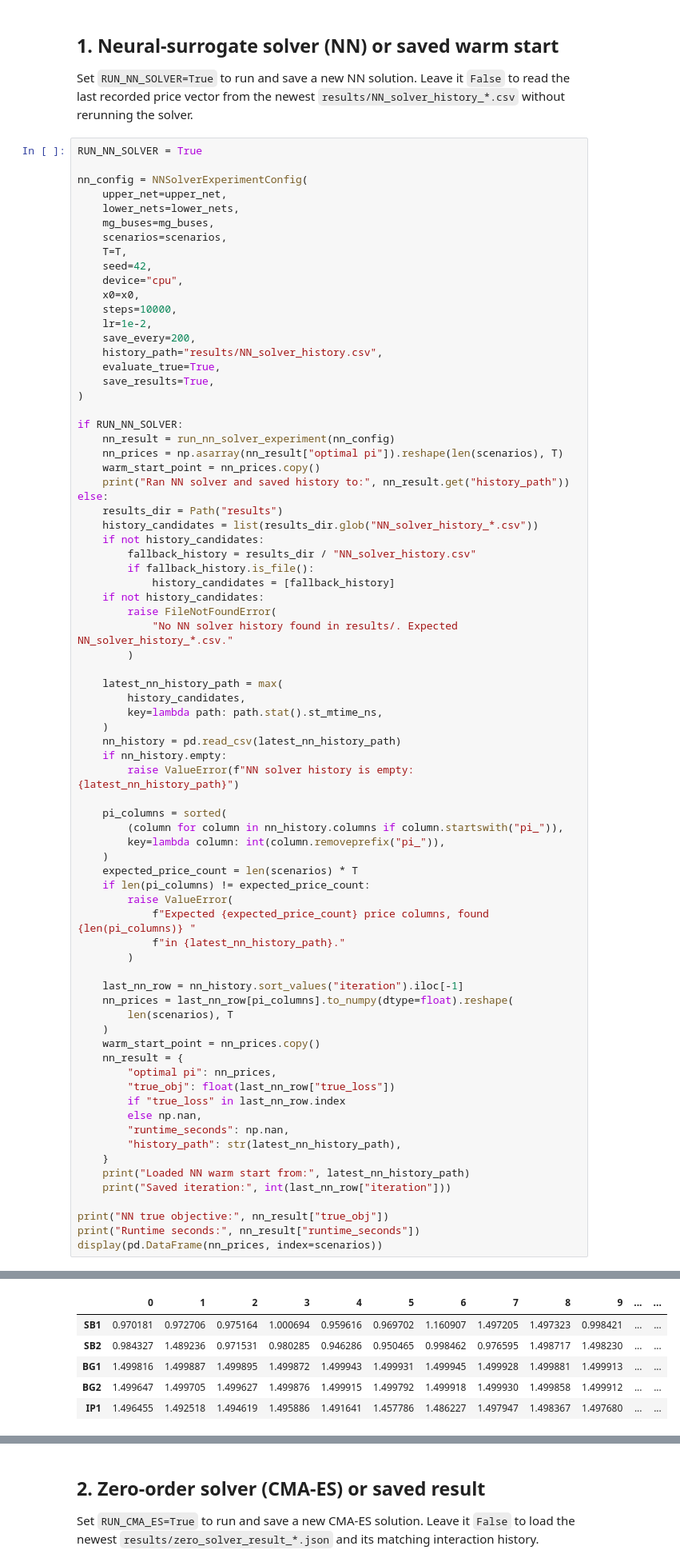
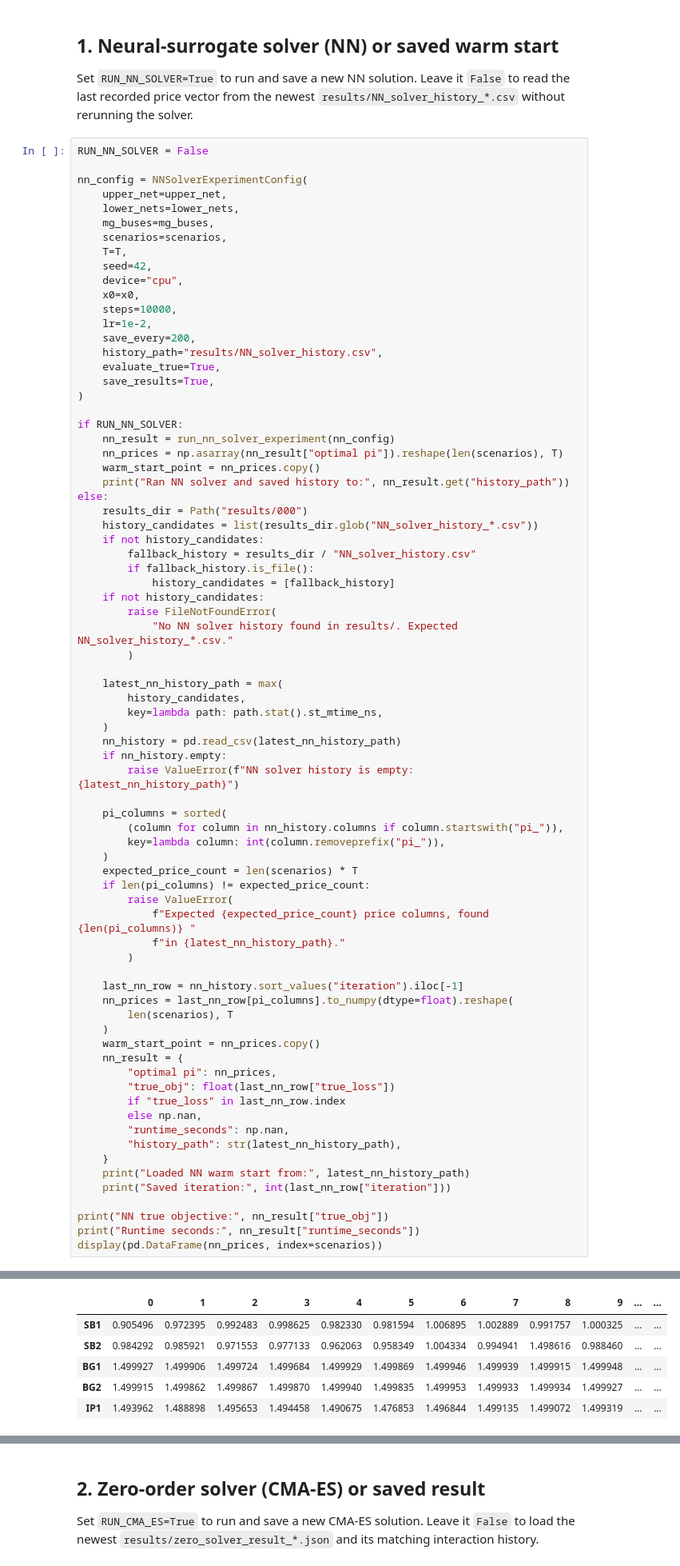
Before and after one commit to hkuedl/surrogate-assisted-stackelberg-game, a Jupyter notebook: run_trust_region_experiment.ipynb, the cells around one changed output, grey strips where cells are left out. Shown at 80% size. Saved outputs shown, nothing was run; the diff lists cells and outputs as text.

```diff
--- a/run_trust_region_experiment.ipynb
+++ b/run_trust_region_experiment.ipynb
@@ -77,7 +77,7 @@ array([[0.75, 0.75, 0.75, 0.75, 0.75, 0.75, 0.75, 0.75, 0.75, 0.75, 0.75,
 
 Set `RUN_NN_SOLVER=True` to run and save a new NN solution. Leave it `False` to read the last recorded price vector from the newest `results/NN_solver_history_*.csv` without rerunning the solver.
 # %%
-RUN_NN_SOLVER = True
+RUN_NN_SOLVER = False
 
 nn_config = NNSolverExperimentConfig(
     upper_net=upper_net,
@@ -102,7 +102,7 @@ if RUN_NN_SOLVER:
     warm_start_point = nn_prices.copy()
     print("Ran NN solver and saved history to:", nn_result.get("history_path"))
 else:
-    results_dir = Path("results")
+    results_dir = Path("results/000")
     history_candidates = list(results_dir.glob("NN_solver_history_*.csv"))
     if not history_candidates:
         fallback_history = results_dir / "NN_solver_history.csv"
@@ -172,9 +159,9 @@ Runtime seconds: 2158.3281478881836
 |  | 0 | 1 | 2 | 3 | 4 | 5 | 6 | 7 | 8 | 9 | ... | ... |
-| SB1 | 0.970181 | 0.972706 | 0.975164 | 1.000694 | 0.959616 | 0.969702 | 1.160907 | 1.497205 | 1.497323 | 0.998421 | ... | ... |
-| SB2 | 0.984327 | 1.489236 | 0.971531 | 0.980285 | 0.946286 | 0.950465 | 0.998462 | 0.976595 | 1.498717 | 1.498230 | ... | ... |
-| BG1 | 1.499816 | 1.499887 | 1.499895 | 1.499872 | 1.499943 | 1.499931 | 1.499945 | 1.499928 | 1.499881 | 1.499913 | ... | ... |
-| BG2 | 1.499647 | 1.499705 | 1.499627 | 1.499876 | 1.499915 | 1.499792 | 1.499918 | 1.499930 | 1.499858 | 1.499912 | ... | ... |
-| IP1 | 1.496455 | 1.492518 | 1.494619 | 1.495886 | 1.491641 | 1.457786 | 1.486227 | 1.497947 | 1.498367 | 1.497680 | ... | ... |
+| SB1 | 0.905496 | 0.972395 | 0.992483 | 0.998625 | 0.982330 | 0.981594 | 1.006895 | 1.002889 | 0.991757 | 1.000325 | ... | ... |
+| SB2 | 0.984292 | 0.985921 | 0.971553 | 0.977133 | 0.962063 | 0.958349 | 1.004334 | 0.994941 | 1.498616 | 0.988460 | ... | ... |
+| BG1 | 1.499927 | 1.499906 | 1.499724 | 1.499684 | 1.499929 | 1.499869 | 1.499946 | 1.499939 | 1.499915 | 1.499948 | ... | ... |
+| BG2 | 1.499915 | 1.499862 | 1.499867 | 1.499870 | 1.499940 | 1.499835 | 1.499953 | 1.499933 | 1.499934 | 1.499927 | ... | ... |
+| IP1 | 1.493962 | 1.488898 | 1.495653 | 1.494458 | 1.490675 | 1.476853 | 1.496844 | 1.499135 | 1.499072 | 1.499319 | ... | ... |
 5 rows × 24 columns
 # %%
 assert warm_start_point.shape == (len(scenarios), T)
```
Also changed, not shown: parts of 5 cells of this notebook, 16 other files.
